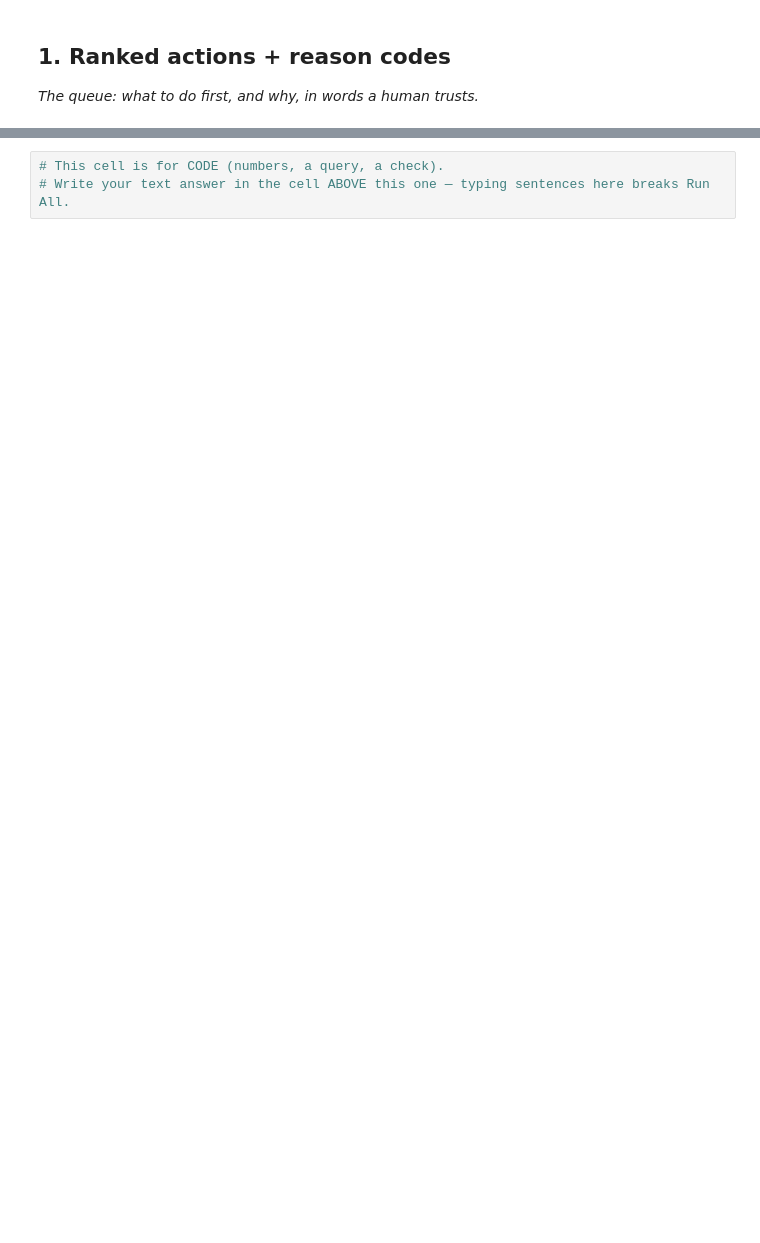
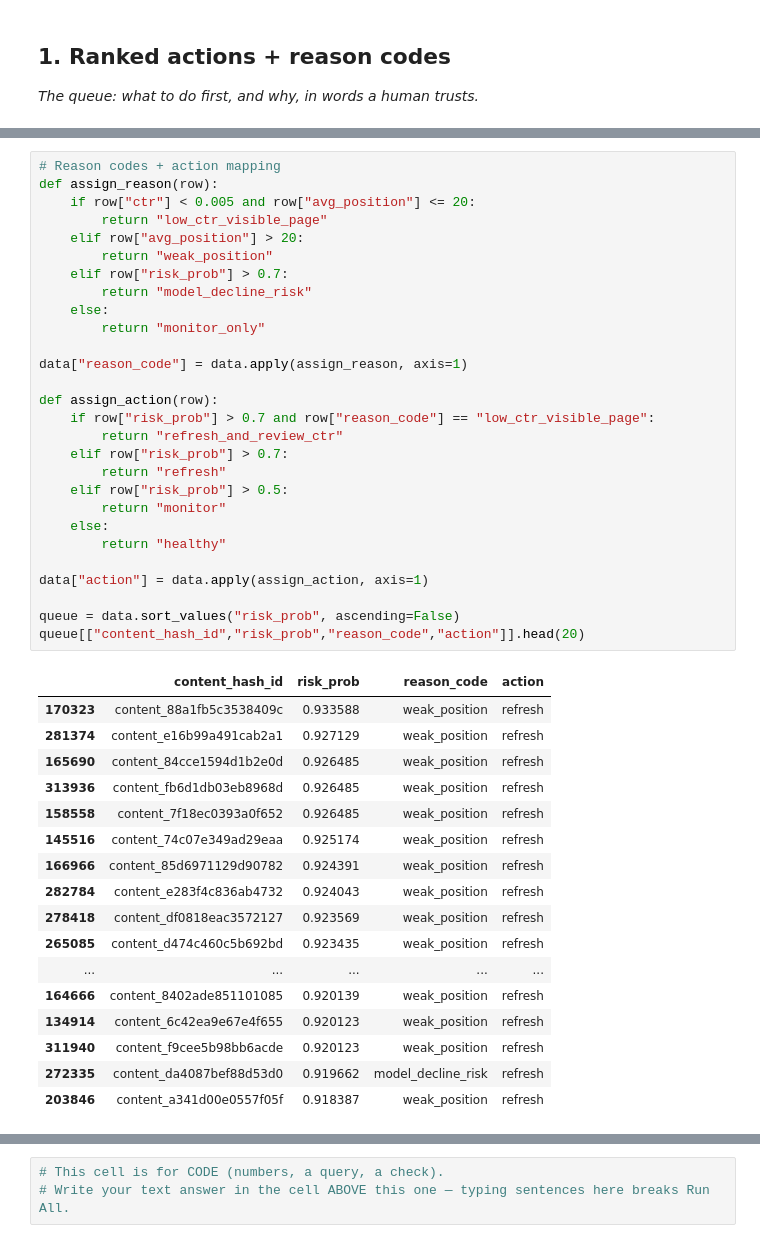
Before and after one commit to Abdul-Samad-17/FlyRank-Internship, a Jupyter notebook: work/notebooks/w07_action_playbook.ipynb, the cells around one changed output, grey strips where cells are left out. Drawn from its saved outputs; the diff is of its cells as text; blank space fills up the shorter version.

```diff
--- a/work/notebooks/w07_action_playbook.ipynb
+++ b/work/notebooks/w07_action_playbook.ipynb
@@ -12,0 +57,46 @@ This skeleton is yours to fill. Work the sections **in order** — each one has
+# %%
+# Reason codes + action mapping
+def assign_reason(row):
+    if row["ctr"] < 0.005 and row["avg_position"] <= 20:
+        return "low_ctr_visible_page"
+    elif row["avg_position"] > 20:
+        return "weak_position"
+    elif row["risk_prob"] > 0.7:
+        return "model_decline_risk"
+    else:
+        return "monitor_only"
+
+data["reason_code"] = data.apply(assign_reason, axis=1)
+
+def assign_action(row):
+    if row["risk_prob"] > 0.7 and row["reason_code"] == "low_ctr_visible_page":
+        return "refresh_and_review_ctr"
+    elif row["risk_prob"] > 0.7:
+        return "refresh"
+    elif row["risk_prob"] > 0.5:
+        return "monitor"
+    else:
+        return "healthy"
+
+data["action"] = data.apply(assign_action, axis=1)
+
+queue = data.sort_values("risk_prob", ascending=False)
+queue[["content_hash_id","risk_prob","reason_code","action"]].head(20)
+# %% [output]
+|  | content_hash_id | risk_prob | reason_code | action |
+| 170323 | content_88a1fb5c3538409c | 0.933588 | weak_position | refresh |
+| 281374 | content_e16b99a491cab2a1 | 0.927129 | weak_position | refresh |
+| 165690 | content_84cce1594d1b2e0d | 0.926485 | weak_position | refresh |
+| 313936 | content_fb6d1db03eb8968d | 0.926485 | weak_position | refresh |
+| 158558 | content_7f18ec0393a0f652 | 0.926485 | weak_position | refresh |
+| 145516 | content_74c07e349ad29eaa | 0.925174 | weak_position | refresh |
+| 166966 | content_85d6971129d90782 | 0.924391 | weak_position | refresh |
+| 282784 | content_e283f4c836ab4732 | 0.924043 | weak_position | refresh |
+| 278418 | content_df0818eac3572127 | 0.923569 | weak_position | refresh |
+| 265085 | content_d474c460c5b692bd | 0.923435 | weak_position | refresh |
+| ... | ... | ... | ... | ... |
+| 164666 | content_8402ade851101085 | 0.920139 | weak_position | refresh |
+| 134914 | content_6c42ea9e67e4f655 | 0.920123 | weak_position | refresh |
+| 311940 | content_f9cee5b98bb6acde | 0.920123 | weak_position | refresh |
+| 272335 | content_da4087bef88d53d0 | 0.919662 | model_decline_risk | refresh |
+| 203846 | content_a341d00e0557f05f | 0.918387 | weak_position | refresh |
```
Also changed, not shown: parts of 13 cells of this notebook.
